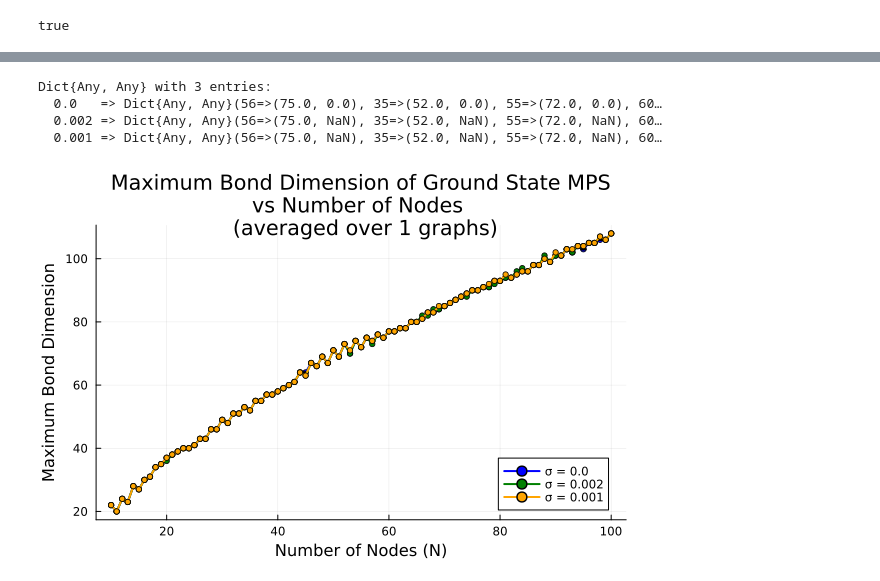
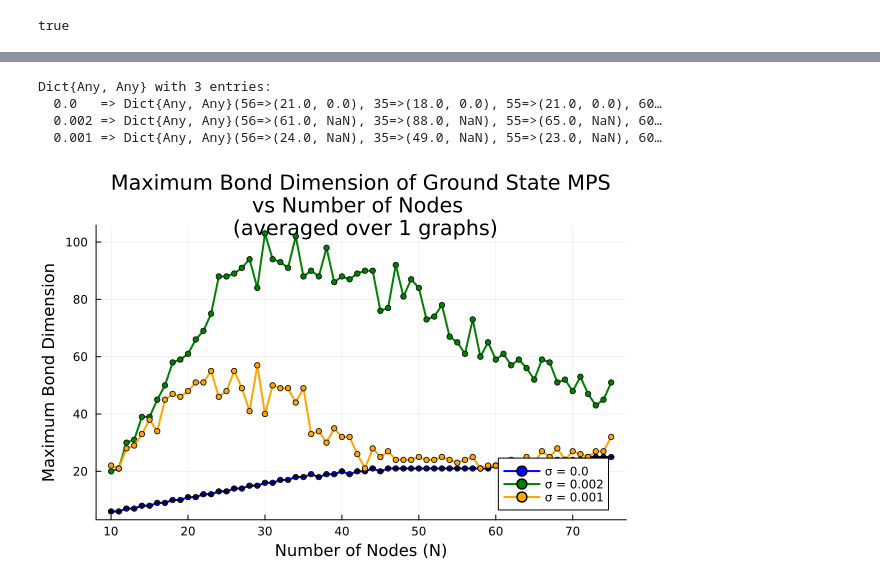
Before and after one commit to jamesnrolfe/MSci-Project, a Jupyter notebook: RecreatingAshGraphs/bond_dim_req_vs_nodes.ipynb, the cells around one changed output, grey strips where cells are left out. Saved outputs shown, nothing was run; the diff lists cells and outputs as text; code cells hidden in the pictures.

```diff
--- a/RecreatingAshGraphs/bond_dim_req_vs_nodes.ipynb
+++ b/RecreatingAshGraphs/bond_dim_req_vs_nodes.ipynb
@@ -97,15 +97,15 @@ display(plt)
 # Same thing, but for Ground State MPS at sigma=0.0
 # %%
 # new parameters
-N_vals = 10:1:100 # number of nodes to test
+N_vals = 10:1:75 # number of nodes to test
 σ_vals = [0.0, 0.001, 0.002] # sigma values to test for the adjacency martrix
 
 num_graphs_to_avg = 1 # number of graphs to average over for each (N, σ) pair
 max_bond_dim = 1000 # maximum bond dimension for the MPS
 
 # Hamiltonian parameters - Heisenberg XXZ
-J = 1 # interaction strength
-Δ = 1 # anisotropy parameter
+J = -1 # interaction strength
+Δ = -1 # anisotropy parameter
 
 RERUN = true
 # %% [output]
@@ -215,35 +219,35 @@ display(data_gs_mps)
 
 σ_to_plot = [0.0, 0.001, 0.002]
 colors = [:red, :blue, :green, :orange, :purple]
 plt = plot(title="Maximum Bond Dimension of Ground State MPS
 vs Number of Nodes \n (averaged over $num_graphs_to_avg graphs)",
     xlabel="Number of Nodes (N)",
     ylabel="Maximum Bond Dimension",
     legend=:bottomright)
 
 for (i, σ) in enumerate(keys(data_gs_mps))
     if !(σ in σ_to_plot)
         continue
     end
     σ_data = data_gs_mps[σ]
     N_vals = collect(keys(σ_data))
     N_vals_sorted = sort(N_vals)
     avg_bond_dims = [σ_data[N][1] for N in N_vals_sorted]
     errors = [σ_data[N][2] for N in N_vals_sorted] # should be 0 for σ=0
 
     plot!(plt, N_vals_sorted, avg_bond_dims,
           yerror=errors,
           label="σ = $σ",
           color=colors[i % length(colors) + 1],
           marker=:circle,
           markersize=3,
           linewidth=2)
 end
-savefig(plt, "../assets/graphs/bond_dim_req_vs_nodes_gs_mps_avg_$(num_graphs_to_avg).png")
+savefig(plt, "../assets/graphs/bond_dim_vs_nodes_lower_sweeps.png")
 display(plt)
 # %% [output]
 Dict{Any, Any} with 3 entries:
-  0.0   => Dict{Any, Any}(56=>(75.0, 0.0), 35=>(52.0, 0.0), 55=>(72.0, 0.0), 60…
-  0.002 => Dict{Any, Any}(56=>(75.0, NaN), 35=>(52.0, NaN), 55=>(72.0, NaN), 60…
-  0.001 => Dict{Any, Any}(56=>(75.0, NaN), 35=>(52.0, NaN), 55=>(72.0, NaN), 60…
+  0.0   => Dict{Any, Any}(56=>(21.0, 0.0), 35=>(18.0, 0.0), 55=>(21.0, 0.0), 60…
+  0.002 => Dict{Any, Any}(56=>(61.0, NaN), 35=>(88.0, NaN), 55=>(65.0, NaN), 60…
+  0.001 => Dict{Any, Any}(56=>(24.0, NaN), 35=>(49.0, NaN), 55=>(23.0, NaN), 60…
-[figure, old version]
+[figure, new version]
```
Also changed, not shown: parts of 4 cells of this notebook, 15 other files.
